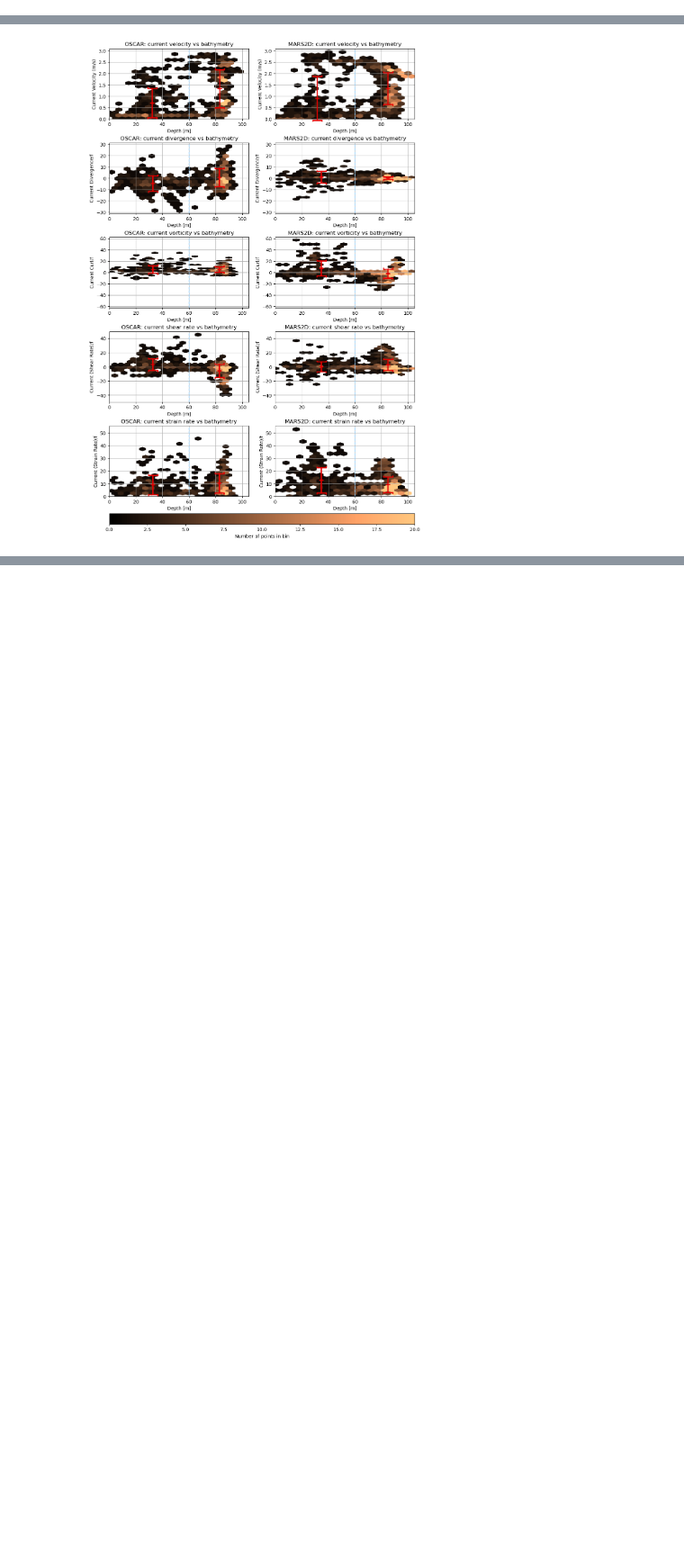
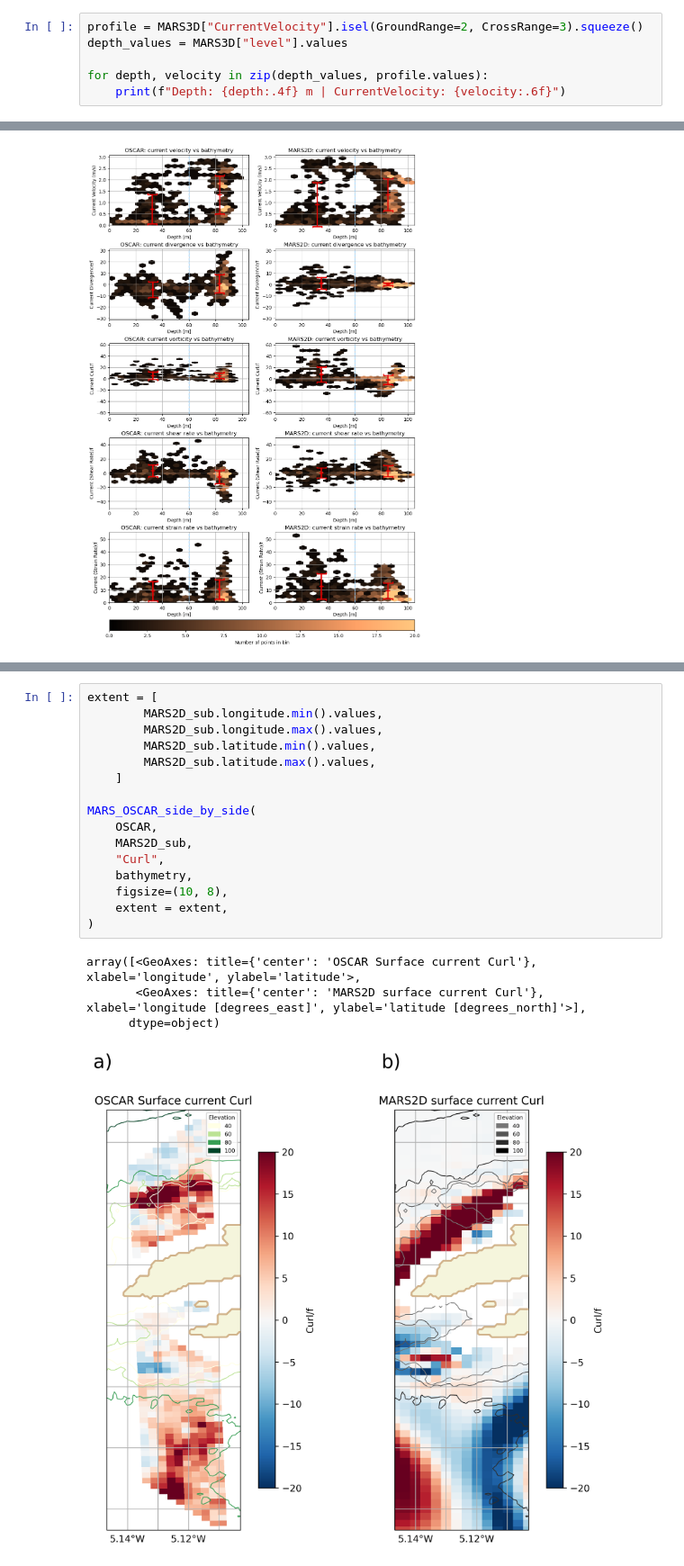
Before and after one commit to JWMichalski/oscarplus, a Jupyter notebook: examples/Iroise Sea divergence paper/Figures_1705.ipynb, the cells around one changed output, grey strips where cells are left out. Shown at 90% size. Drawn from its saved outputs; the diff is of its cells as text; blank space fills up the shorter version.

```diff
--- a/examples/Iroise Sea divergence paper/Figures_1705.ipynb
+++ b/examples/Iroise Sea divergence paper/Figures_1705.ipynb
@@ -150,3 +150,9 @@ print(op.tools.utils.find_closest_lon_lat(-5.09, 48.41, MARS3D))
 # %% [output]
 (2, 7)
 (3, 3)
+# %%
+profile = MARS3D["CurrentVelocity"].isel(GroundRange=2, CrossRange=3).squeeze()
+depth_values = MARS3D["level"].values
+
+for depth, velocity in zip(depth_values, profile.values):
+    print(f"Depth: {depth:.4f} m | CurrentVelocity: {velocity:.6f}")
@@ -605,0 +712,21 @@ Mean (deep): 9.2340, Std (deep): 6.8664
+# %%
+extent = [
+        MARS2D_sub.longitude.min().values,
+        MARS2D_sub.longitude.max().values,
+        MARS2D_sub.latitude.min().values,
+        MARS2D_sub.latitude.max().values,
+    ]
+
+MARS_OSCAR_side_by_side(
+    OSCAR,
+    MARS2D_sub,
+    "Curl",
+    bathymetry,
+    figsize=(10, 8),
+    extent = extent,
+)
+# %% [output]
+array([<GeoAxes: title={'center': 'OSCAR Surface current Curl'}, xlabel='longitude', ylabel='latitude'>,
+       <GeoAxes: title={'center': 'MARS2D surface current Curl'}, xlabel='longitude [degrees_east]', ylabel='latitude [degrees_north]'>],
+      dtype=object)
+[figure, added]
```
Also changed, not shown: parts of 7 cells of this notebook.
